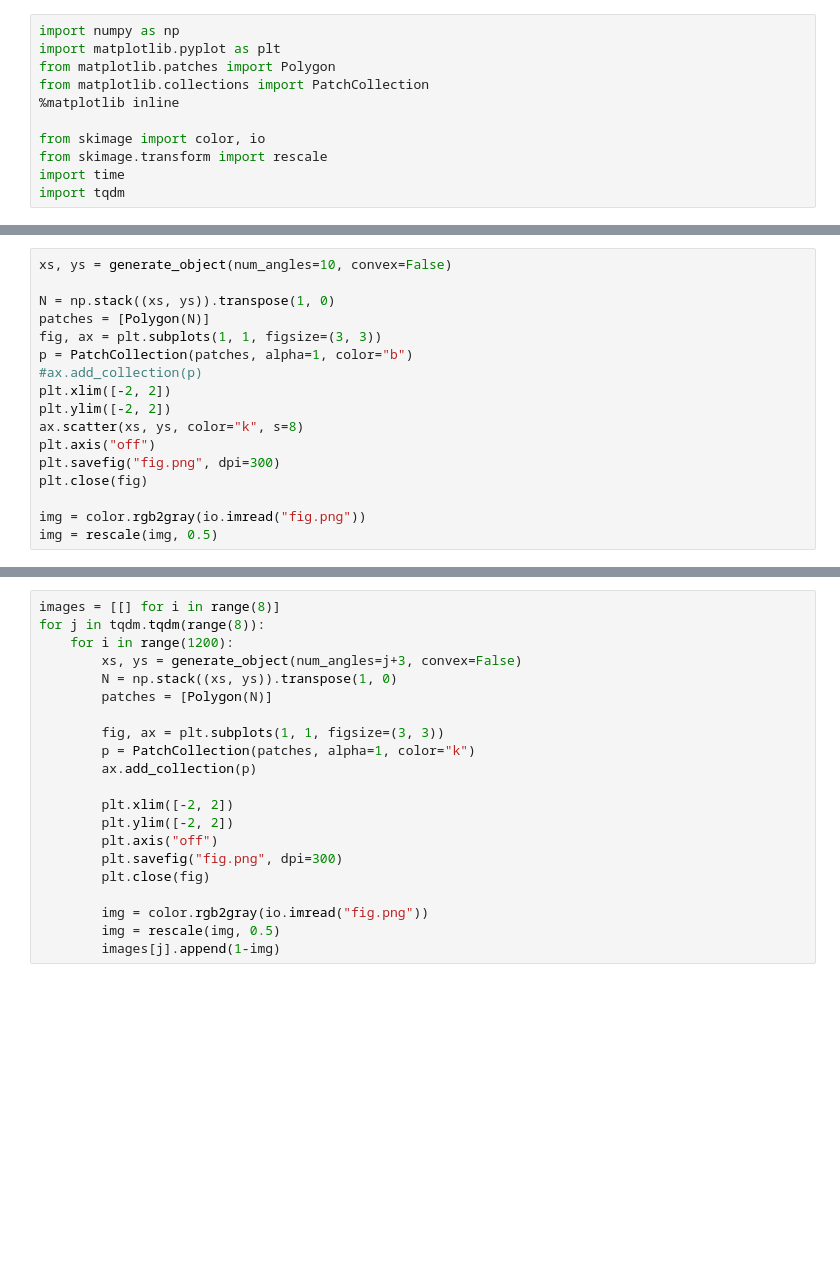
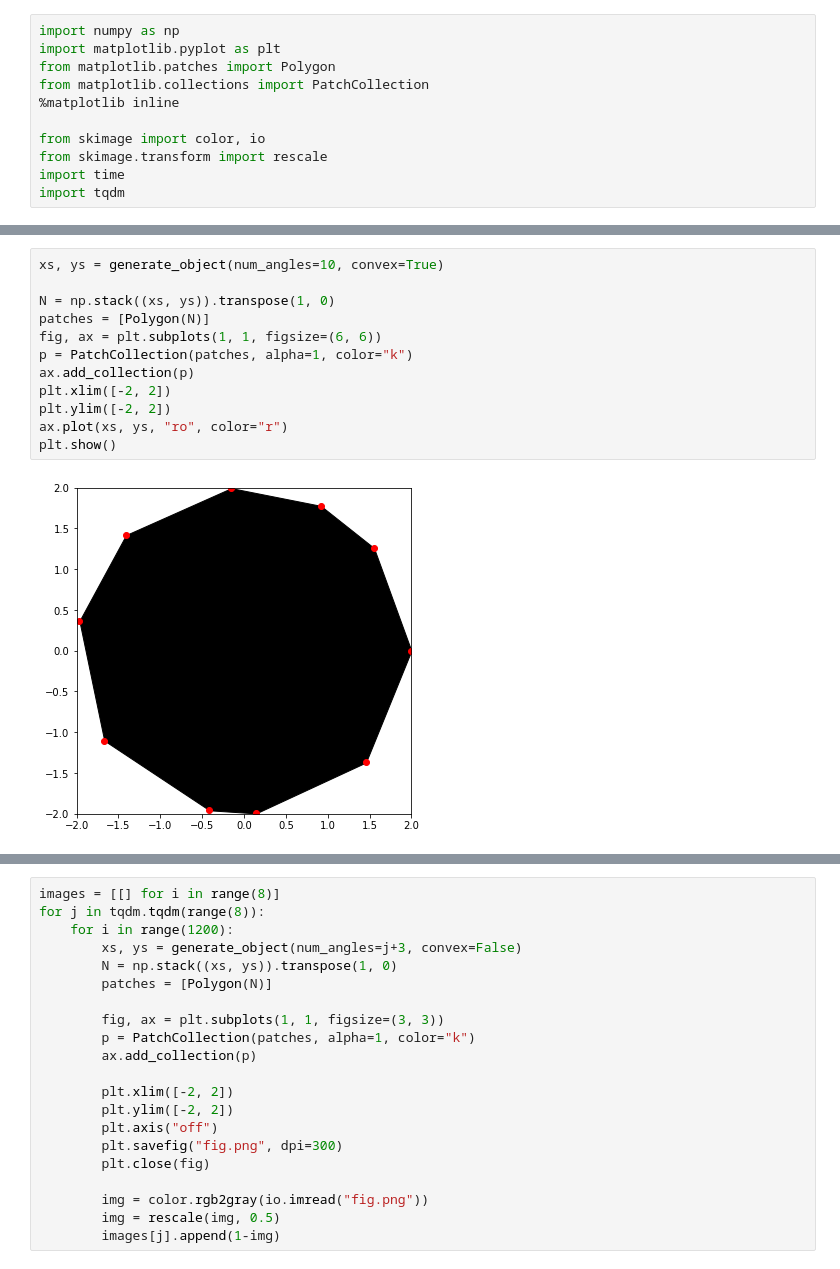
Before and after one commit to AlexGrinch/utils, a Jupyter notebook: generation.ipynb, the cells around one changed output, grey strips where cells are left out. Drawn from its saved outputs; the diff is of its cells as text; blank space fills up the shorter version.

```diff
--- a/generation.ipynb
+++ b/generation.ipynb
@@ -46,18 +45,15 @@ plt.show()
 # %%
-xs, ys = generate_object(num_angles=10, convex=False)
+xs, ys = generate_object(num_angles=10, convex=True)
 
 N = np.stack((xs, ys)).transpose(1, 0)
 patches = [Polygon(N)]
-fig, ax = plt.subplots(1, 1, figsize=(3, 3))
-p = PatchCollection(patches, alpha=1, color="b")
-#ax.add_collection(p)
+fig, ax = plt.subplots(1, 1, figsize=(6, 6))
+p = PatchCollection(patches, alpha=1, color="k")
+ax.add_collection(p)
 plt.xlim([-2, 2])
 plt.ylim([-2, 2])
-ax.scatter(xs, ys, color="k", s=8)
-plt.axis("off")
-plt.savefig("fig.png", dpi=300)
-plt.close(fig)
-
-img = color.rgb2gray(io.imread("fig.png"))
-img = rescale(img, 0.5)
+ax.plot(xs, ys, "ro", color="r")
+plt.show()
+# %% [output]
+[figure, added]
 # %%
```
Also changed, not shown: parts of 38 cells of this notebook, 1 other file.
